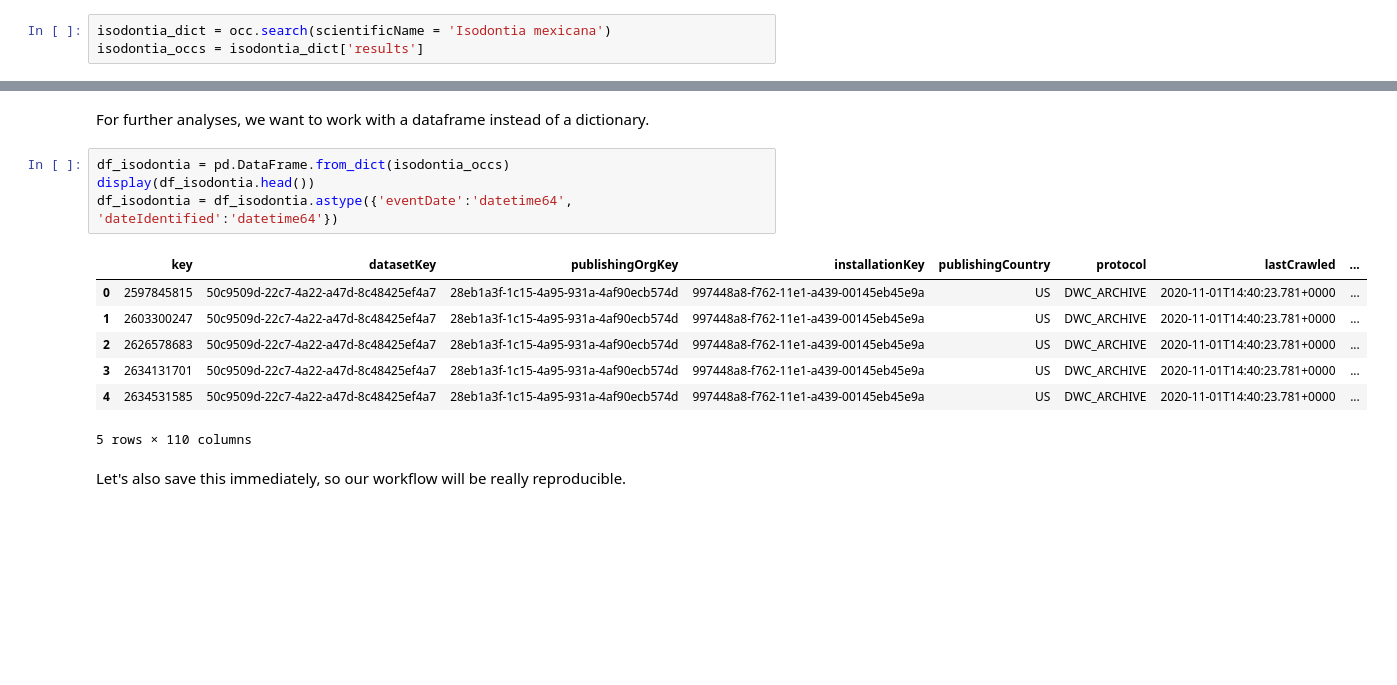
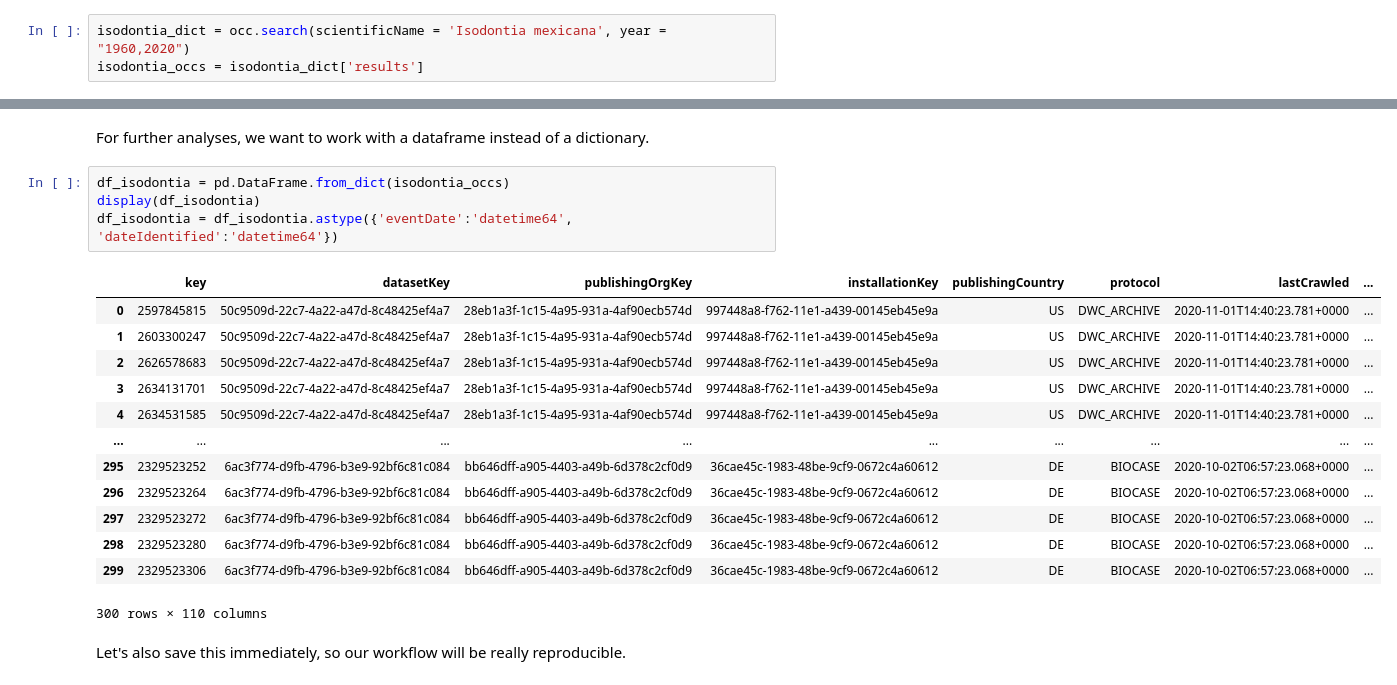
Before and after one commit to han16nah/final_project-han16nah, a Jupyter notebook: gbif_analysis.ipynb, the cells around one changed output, grey strips where cells are left out. Saved outputs shown, nothing was run; the diff lists cells and outputs as text; blank space fills up the shorter version.

```diff
--- a/gbif_analysis.ipynb
+++ b/gbif_analysis.ipynb
@@ -19,7 +19,7 @@ import mplleaflet
 import geopandas as gpd
 %matplotlib inline
 # %%
-isodontia_dict = occ.search(scientificName = 'Isodontia mexicana')
+isodontia_dict = occ.search(scientificName = 'Isodontia mexicana', year = "1960,2020")
 isodontia_occs = isodontia_dict['results']
 # %% [markdown]
 Let's display all keys in the first occurece.
@@ -37,16 +37,22 @@ WGS84
 For further analyses, we want to work with a dataframe instead of a dictionary.
 # %%
 df_isodontia = pd.DataFrame.from_dict(isodontia_occs)
-display(df_isodontia.head())
+display(df_isodontia)
 df_isodontia = df_isodontia.astype({'eventDate':'datetime64', 'dateIdentified':'datetime64'})
 # %% [output]
 |  | key | datasetKey | publishingOrgKey | installationKey | publishingCountry | protocol | lastCrawled | ... |
 | 0 | 2597845815 | 50c9509d-22c7-4a22-a47d-8c48425ef4a7 | 28eb1a3f-1c15-4a95-931a-4af90ecb574d | 997448a8-f762-11e1-a439-00145eb45e9a | US | DWC_ARCHIVE | 2020-11-01T14:40:23.781+0000 | ... |
 | 1 | 2603300247 | 50c9509d-22c7-4a22-a47d-8c48425ef4a7 | 28eb1a3f-1c15-4a95-931a-4af90ecb574d | 997448a8-f762-11e1-a439-00145eb45e9a | US | DWC_ARCHIVE | 2020-11-01T14:40:23.781+0000 | ... |
 | 2 | 2626578683 | 50c9509d-22c7-4a22-a47d-8c48425ef4a7 | 28eb1a3f-1c15-4a95-931a-4af90ecb574d | 997448a8-f762-11e1-a439-00145eb45e9a | US | DWC_ARCHIVE | 2020-11-01T14:40:23.781+0000 | ... |
 | 3 | 2634131701 | 50c9509d-22c7-4a22-a47d-8c48425ef4a7 | 28eb1a3f-1c15-4a95-931a-4af90ecb574d | 997448a8-f762-11e1-a439-00145eb45e9a | US | DWC_ARCHIVE | 2020-11-01T14:40:23.781+0000 | ... |
 | 4 | 2634531585 | 50c9509d-22c7-4a22-a47d-8c48425ef4a7 | 28eb1a3f-1c15-4a95-931a-4af90ecb574d | 997448a8-f762-11e1-a439-00145eb45e9a | US | DWC_ARCHIVE | 2020-11-01T14:40:23.781+0000 | ... |
+| ... | ... | ... | ... | ... | ... | ... | ... | ... |
+| 295 | 2329523252 | 6ac3f774-d9fb-4796-b3e9-92bf6c81c084 | bb646dff-a905-4403-a49b-6d378c2cf0d9 | 36cae45c-1983-48be-9cf9-0672c4a60612 | DE | BIOCASE | 2020-10-02T06:57:23.068+0000 | ... |
+| 296 | 2329523264 | 6ac3f774-d9fb-4796-b3e9-92bf6c81c084 | bb646dff-a905-4403-a49b-6d378c2cf0d9 | 36cae45c-1983-48be-9cf9-0672c4a60612 | DE | BIOCASE | 2020-10-02T06:57:23.068+0000 | ... |
+| 297 | 2329523272 | 6ac3f774-d9fb-4796-b3e9-92bf6c81c084 | bb646dff-a905-4403-a49b-6d378c2cf0d9 | 36cae45c-1983-48be-9cf9-0672c4a60612 | DE | BIOCASE | 2020-10-02T06:57:23.068+0000 | ... |
+| 298 | 2329523280 | 6ac3f774-d9fb-4796-b3e9-92bf6c81c084 | bb646dff-a905-4403-a49b-6d378c2cf0d9 | 36cae45c-1983-48be-9cf9-0672c4a60612 | DE | BIOCASE | 2020-10-02T06:57:23.068+0000 | ... |
+| 299 | 2329523306 | 6ac3f774-d9fb-4796-b3e9-92bf6c81c084 | bb646dff-a905-4403-a49b-6d378c2cf0d9 | 36cae45c-1983-48be-9cf9-0672c4a60612 | DE | BIOCASE | 2020-10-02T06:57:23.068+0000 | ... |
-5 rows × 110 columns
+300 rows × 110 columns
 # %% [markdown]
 Let's also save this immediately, so our workflow will be really reproducible.
 # %%
```
Also changed, not shown: parts of 5 cells of this notebook.
